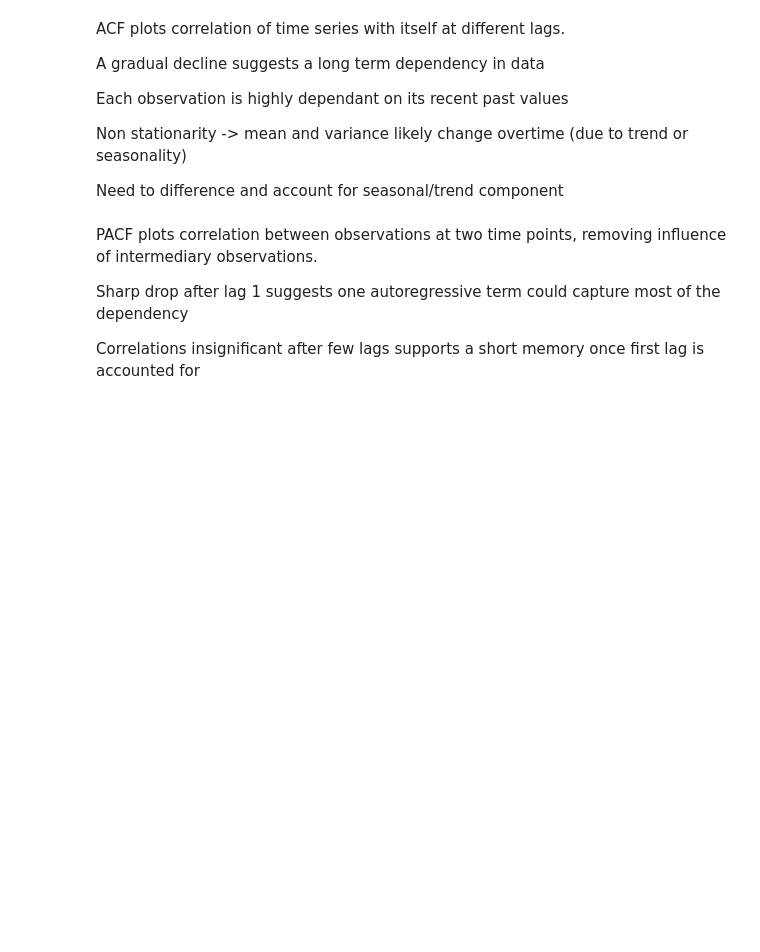
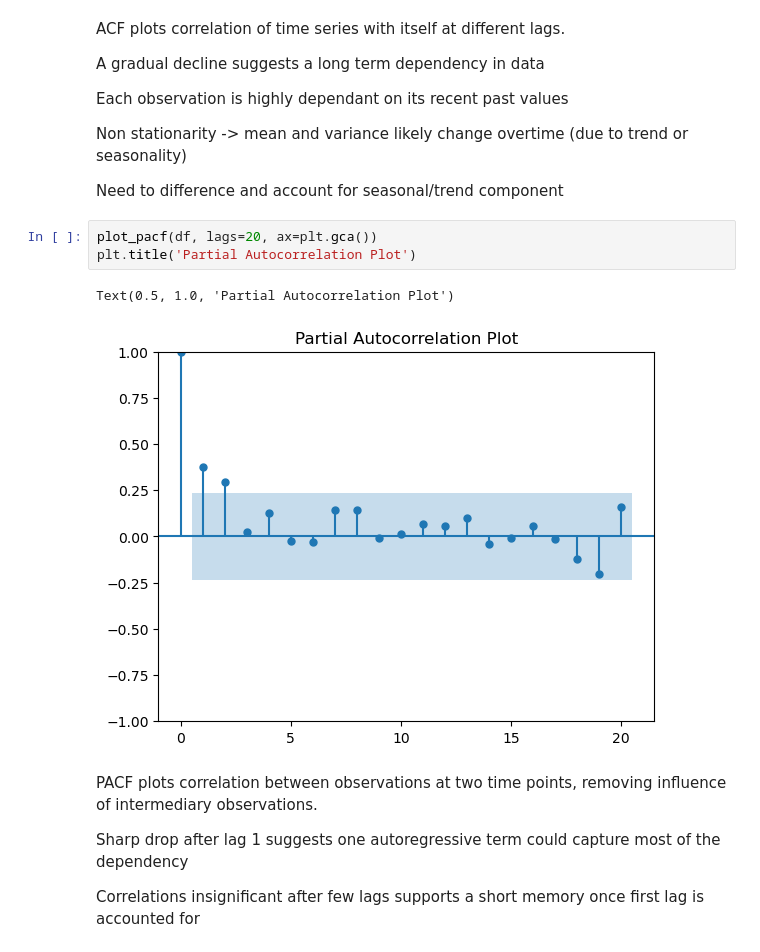
Before and after one commit to kartweb/Team29, a Jupyter notebook: main_prod.ipynb, the cells around one changed output. Saved outputs shown, nothing was run; the diff lists cells and outputs as text; blank space fills up the shorter version.

```diff
--- a/main_prod.ipynb
+++ b/main_prod.ipynb
@@ -104,6 +161,12 @@ Each observation is highly dependant on its recent past values <br>
 Non stationarity -> mean and variance likely change overtime (due to trend or seasonality) <br>
 
 Need to difference and account for seasonal/trend component
+# %%
+plot_pacf(df, lags=20, ax=plt.gca())
+plt.title('Partial Autocorrelation Plot')
+# %% [output]
+Text(0.5, 1.0, 'Partial Autocorrelation Plot')
+[figure, added]
 # %% [markdown]
 PACF plots correlation between observations at two time points, removing influence of intermediary observations. <br>
 
```
Also changed, not shown: parts of 25 cells of this notebook, 1 other file.
